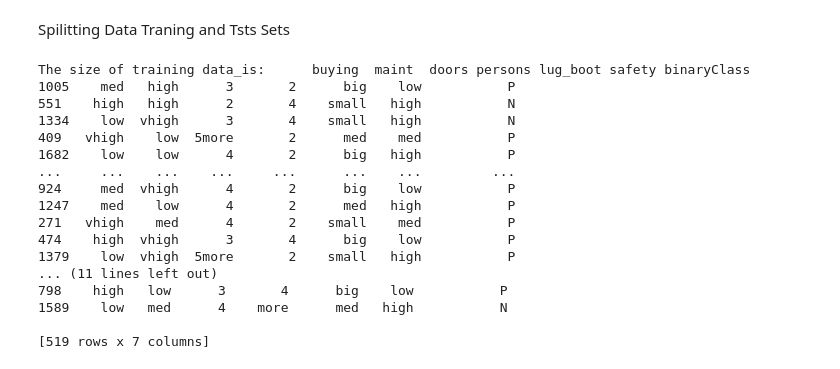
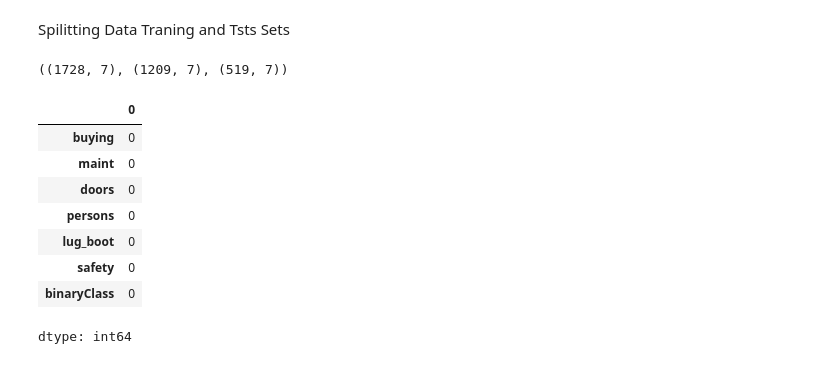
Before and after one commit to farhanaz274/AIML_2303A51377, a Jupyter notebook: Lab_08.ipynb, the cells around one changed output. Drawn from its saved outputs; the diff is of its cells as text; code cells hidden in the pictures.

```diff
--- a/Lab_08.ipynb
+++ b/Lab_08.ipynb
@@ -88,22 +88,19 @@ from sklearn.model_selection import train_test_split
 
 train_data, test_data =train_test_split(car_data, test_size = 0.3,
                                         random_state=20)
-print(f"The size of training data_is: {train_data} , testing data {test_data}")
+#print('The size of training data is : {}\nThe size of testing data is : {}'.format(len(test_data) , len(test_data)))
+car_data.shape, train_data.shape, test_data.shape
 # %% [output]
-The size of training data_is:      buying  maint  doors persons lug_boot safety binaryClass
-1005    med   high      3       2      big    low           P
-551    high   high      2       4    small   high           N
-1334    low  vhigh      3       4    small   high           N
-409   vhigh    low  5more       2      med    med           P
-1682    low    low      4       2      big   high           P
-...     ...    ...    ...     ...      ...    ...         ...
-924     med  vhigh      4       2      big    low           P
-1247    med    low      4       2      med   high           P
-271   vhigh    med      4       2    small    med           P
-474    high  vhigh      3       4      big    low           P
-1379    low  vhigh  5more       2    small   high           P
-... (11 lines left out)
-798    high   low      3       4      big    low           P
-1589    low   med      4    more      med   high           N
-
-[519 rows x 7 columns]
+((1728, 7), (1209, 7), (519, 7))
+# %%
+train_data.isnull().sum()
+# %% [output]
+|  | 0 |
+| buying | 0 |
+| maint | 0 |
+| doors | 0 |
+| persons | 0 |
+| lug_boot | 0 |
+| safety | 0 |
+| binaryClass | 0 |
+dtype: int64
```
Also changed, not shown: parts of 10 cells of this notebook.
